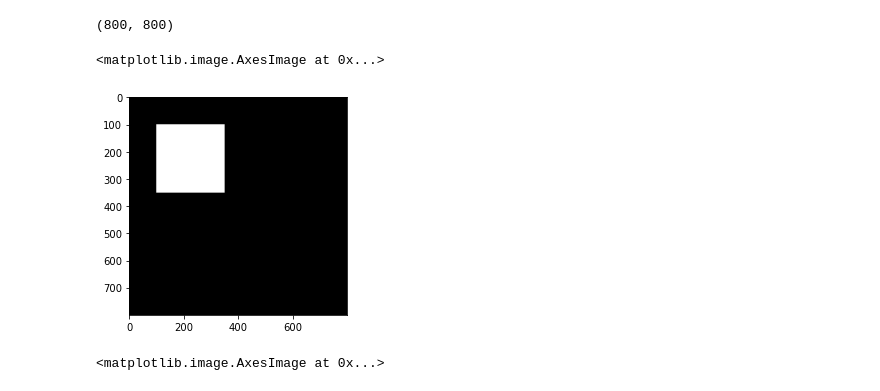
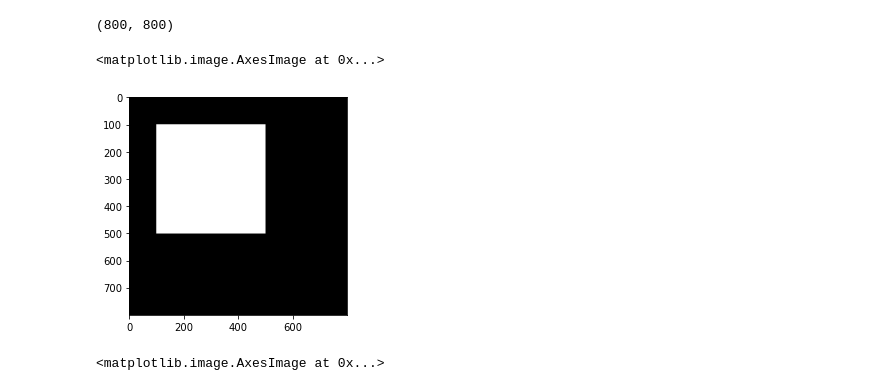
Before and after one commit to nsarkhanov/AI_Course_Exercise, a Jupyter notebook: M6-computer-vesion/D3/Bitwise operators.ipynb, the cells around one changed output. Drawn from its saved outputs; the diff is of its cells as text; code cells hidden in the pictures.

```diff
--- a/M6-computer-vesion/D3/Bitwise operators.ipynb
+++ b/M6-computer-vesion/D3/Bitwise operators.ipynb
@@ -14,11 +14,11 @@ canvas.shape
 # %%
 # Make a copy of the canvas and draw a white square of size 250 x 250 on top of the copy of the canvas
 square=canvas.copy()
-cv2.rectangle(square,(100,100),(350,350),255,-1)
+cv2.rectangle(square,(100,100),(500,500),255,-1)
 plt.imshow(square,cmap='gray')
 # %% [output]
 <matplotlib.image.AxesImage at 0x...>
-[figure, old version]
+[figure, new version]
 # %%
 # Make a copy of the origina lcanvas and draw a white circle of size 200 x 200 on top of the copy of the canvas
 # Make sure the circle is in a different position of the canvas than the square
```
Also changed, not shown: parts of 3 cells of this notebook.
